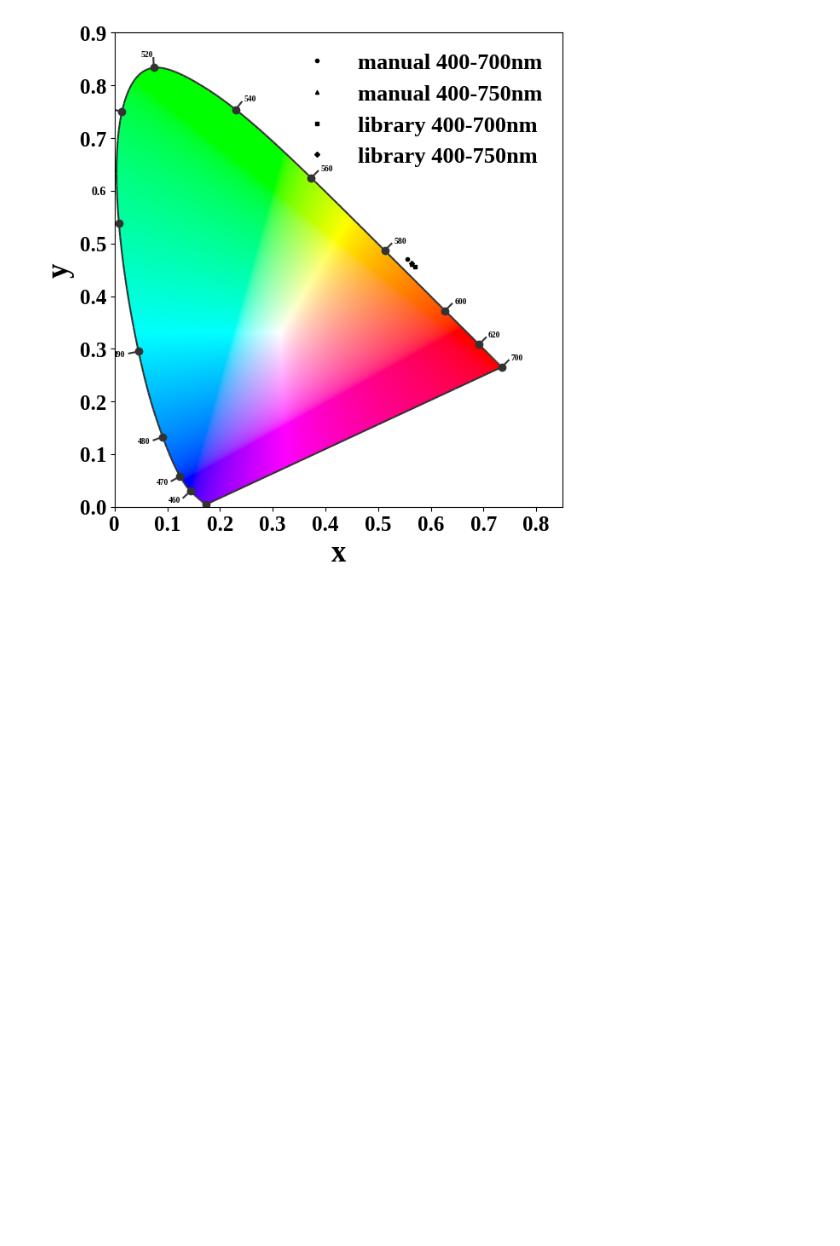
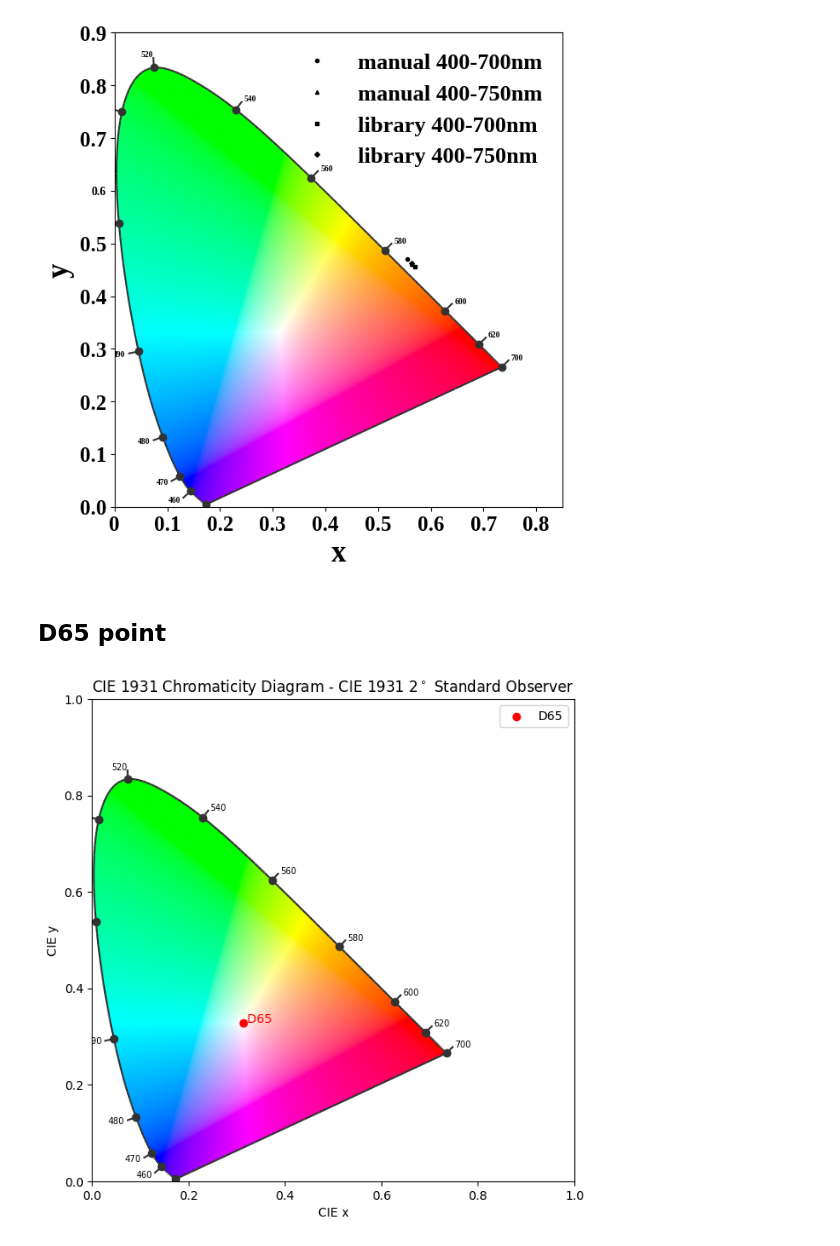
Before and after one commit to Feymankamal/Chromaticity-1931, a Jupyter notebook: colour_map.ipynb, the cells around one changed output. Saved outputs shown, nothing was run; the diff lists cells and outputs as text; code cells hidden in the pictures; blank space fills up the shorter version.

```diff
--- a/colour_map.ipynb
+++ b/colour_map.ipynb
@@ -1184,3 +1182,21 @@ plt.legend(loc='upper right',fontsize=19, frameon=False)
 # %% [output]
 <matplotlib.legend.Legend at 0x...>
 [figure]
+# %% [markdown]
+## D65 point
+# %%
+# D65 chromaticity coordinates
+x, y = 0.3127, 0.3290
+
+# Plot the chromaticity diagram
+colour.plotting.plot_chromaticity_diagram_CIE1931(standalone=False)
+
+# Plot the D65 illuminant point
+plt.scatter(x, y, color='red', label="D65")
+plt.text(x, y, " D65", color='red')
+
+# Add legend and display the plot
+plt.legend()
+plt.show()
+# %% [output]
+[figure, added]
```
Also changed, not shown: parts of 22 cells of this notebook.
